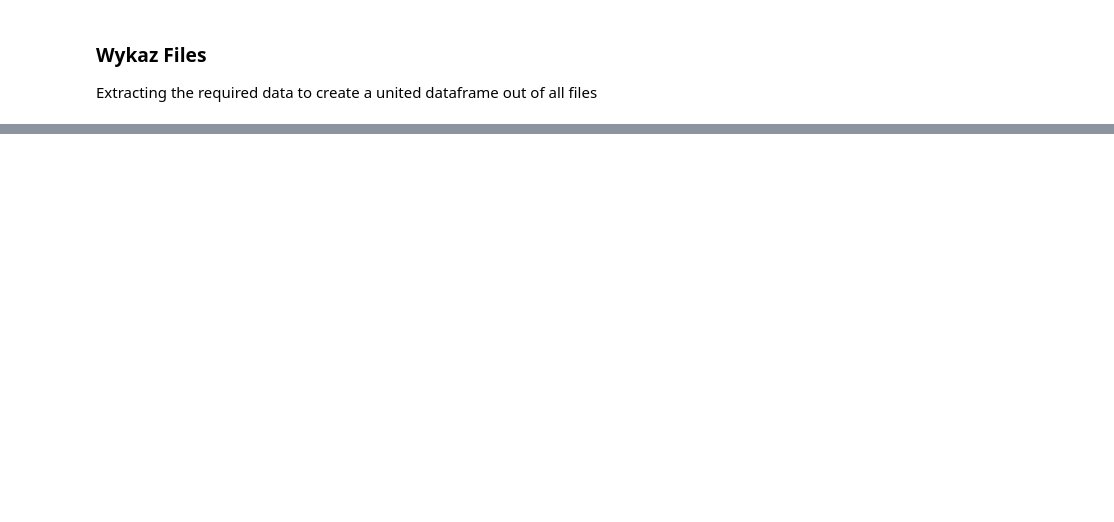
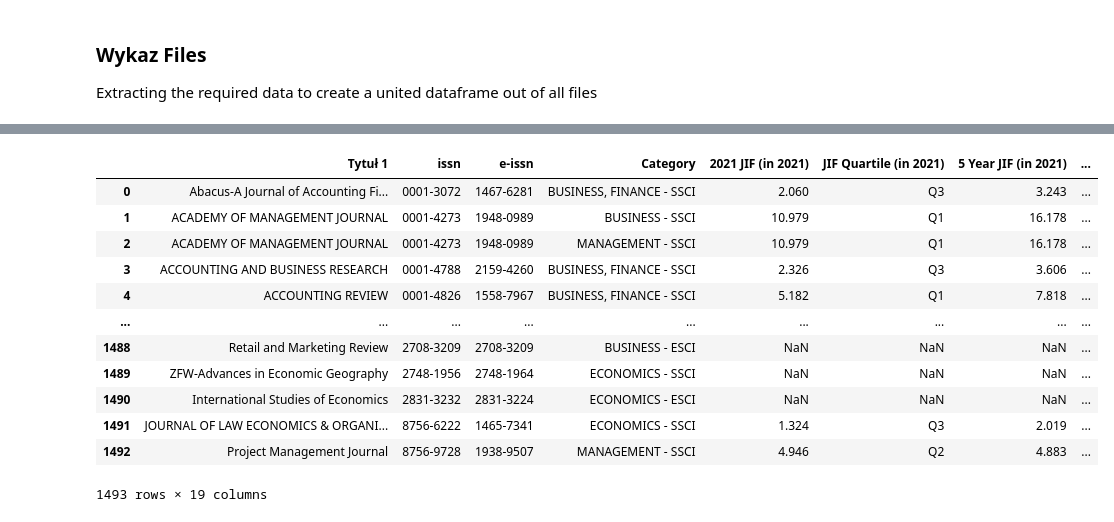
Before and after one commit to alonbenach/journal_ETL, a Jupyter notebook: task.ipynb, the cells around one changed output, grey strips where cells are left out. Cells and saved outputs as stored; diff of their text form; code cells hidden in the pictures; blank space fills up the shorter version.

Commit message:
Concat jcr_df_deduplicated, jcr level done

```diff
--- a/task.ipynb
+++ b/task.ipynb
@@ -248,0 +245,15 @@ wykaz_df
+# %%
+for file_name, year_data in jcr_data.items():
+    year_suffix = file_name.split('_')[1].split('.')[0]
+    year_suffix_text = f' (in {year_suffix})'
+
+    for df_name, df in year_data.items():
+        # Change column names
+        df.columns = df.columns.str.replace('ISSN', 'issn', case=False)
+        df.columns = df.columns.str.replace('eISSN', 'e-issn', case=False)
+        df.rename(columns={'Journal name': 'Tytuł 1'}, inplace=True)
+
+        # Add suffix to columns not mentioned
+        for col in df.columns:
+            if col.lower() not in ['issn', 'e-issn', 'tytuł 1', 'category']:
+                df.rename(columns={col: col + year_suffix_text}, inplace=True)
@@ -248,0 +386,21 @@ wykaz_df
+# %%
+# Deduplicate jcr_df while retaining non-NA values from each pair of duplicates
+jcr_df_deduplicated = jcr_df.groupby(['Tytuł 1', 'issn', 'e-issn', 'Category'], as_index=False).apply(lambda x: x.combine_first(x.shift(-1))).reset_index(drop=True)
+
+# Keep unique rows
+unique_rows = jcr_df[~jcr_df.duplicated(subset=['Tytuł 1', 'issn', 'e-issn', 'Category'], keep=False)]
+
+# Concatenate the deduplicated and unique rows
+jcr_df_deduplicated = pd.concat([jcr_df_deduplicated, unique_rows], ignore_index=True)
+
+# Drop the original duplicate rows
+jcr_df_deduplicated = jcr_df_deduplicated.drop_duplicates(subset=['Tytuł 1', 'issn', 'e-issn', 'Category'])
+
+# Arrange by issn, e-issn and Category and reset index
+jcr_df_deduplicated = jcr_df_deduplicated.sort_values(by=['issn', 'e-issn', 'Category'])
+
+jcr_df_deduplicated = jcr_df_deduplicated.reset_index(drop=True)
+
+# Display the resulting deduplicated DataFrame
+print("Deduplicated jcr_df:")
+print(jcr_df_deduplicated.head())
@@ -248,0 +433,16 @@ wykaz_df
+# %%
+jcr_df_deduplicated
+# %% [output]
+|  | Tytuł 1 | issn | e-issn | Category | 2021 JIF (in 2021) | JIF Quartile (in 2021) | 5 Year JIF (in 2021) | ... |
+| 0 | Abacus-A Journal of Accounting Fi... | 0001-3072 | 1467-6281 | BUSINESS, FINANCE - SSCI | 2.060 | Q3 | 3.243 | ... |
+| 1 | ACADEMY OF MANAGEMENT JOURNAL | 0001-4273 | 1948-0989 | BUSINESS - SSCI | 10.979 | Q1 | 16.178 | ... |
+| 2 | ACADEMY OF MANAGEMENT JOURNAL | 0001-4273 | 1948-0989 | MANAGEMENT - SSCI | 10.979 | Q1 | 16.178 | ... |
+| 3 | ACCOUNTING AND BUSINESS RESEARCH | 0001-4788 | 2159-4260 | BUSINESS, FINANCE - SSCI | 2.326 | Q3 | 3.606 | ... |
+| 4 | ACCOUNTING REVIEW | 0001-4826 | 1558-7967 | BUSINESS, FINANCE - SSCI | 5.182 | Q1 | 7.818 | ... |
+| ... | ... | ... | ... | ... | ... | ... | ... | ... |
+| 1488 | Retail and Marketing Review | 2708-3209 | 2708-3209 | BUSINESS - ESCI | NaN | NaN | NaN | ... |
+| 1489 | ZFW-Advances in Economic Geography | 2748-1956 | 2748-1964 | ECONOMICS - SSCI | NaN | NaN | NaN | ... |
+| 1490 | International Studies of Economics | 2831-3232 | 2831-3224 | ECONOMICS - ESCI | NaN | NaN | NaN | ... |
+| 1491 | JOURNAL OF LAW ECONOMICS & ORGANI... | 8756-6222 | 1465-7341 | ECONOMICS - SSCI | 1.324 | Q3 | 2.019 | ... |
+| 1492 | Project Management Journal | 8756-9728 | 1938-9507 | MANAGEMENT - SSCI | 4.946 | Q2 | 4.883 | ... |
+1493 rows × 19 columns
```
Also changed, not shown: parts of 10 cells of this notebook.
